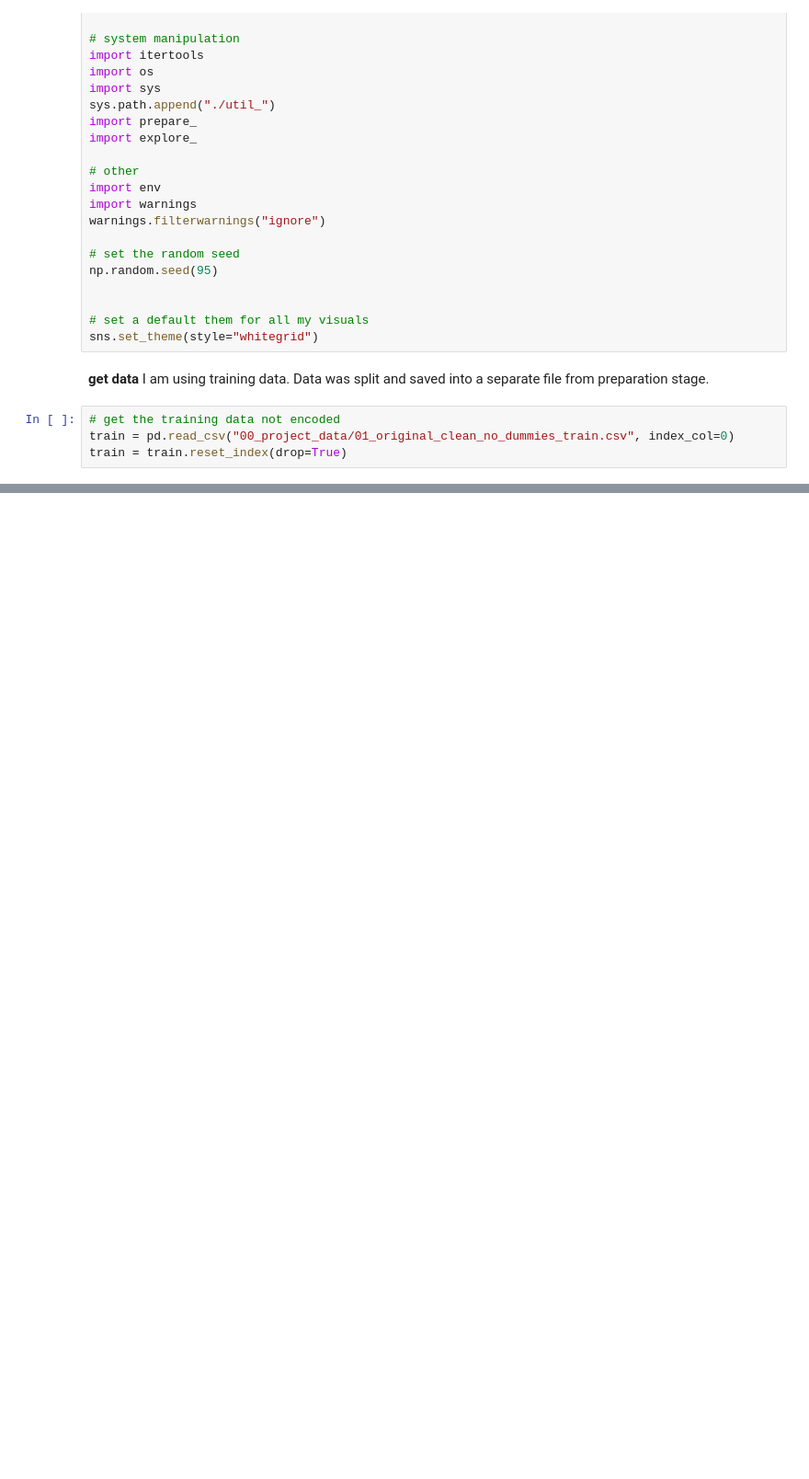
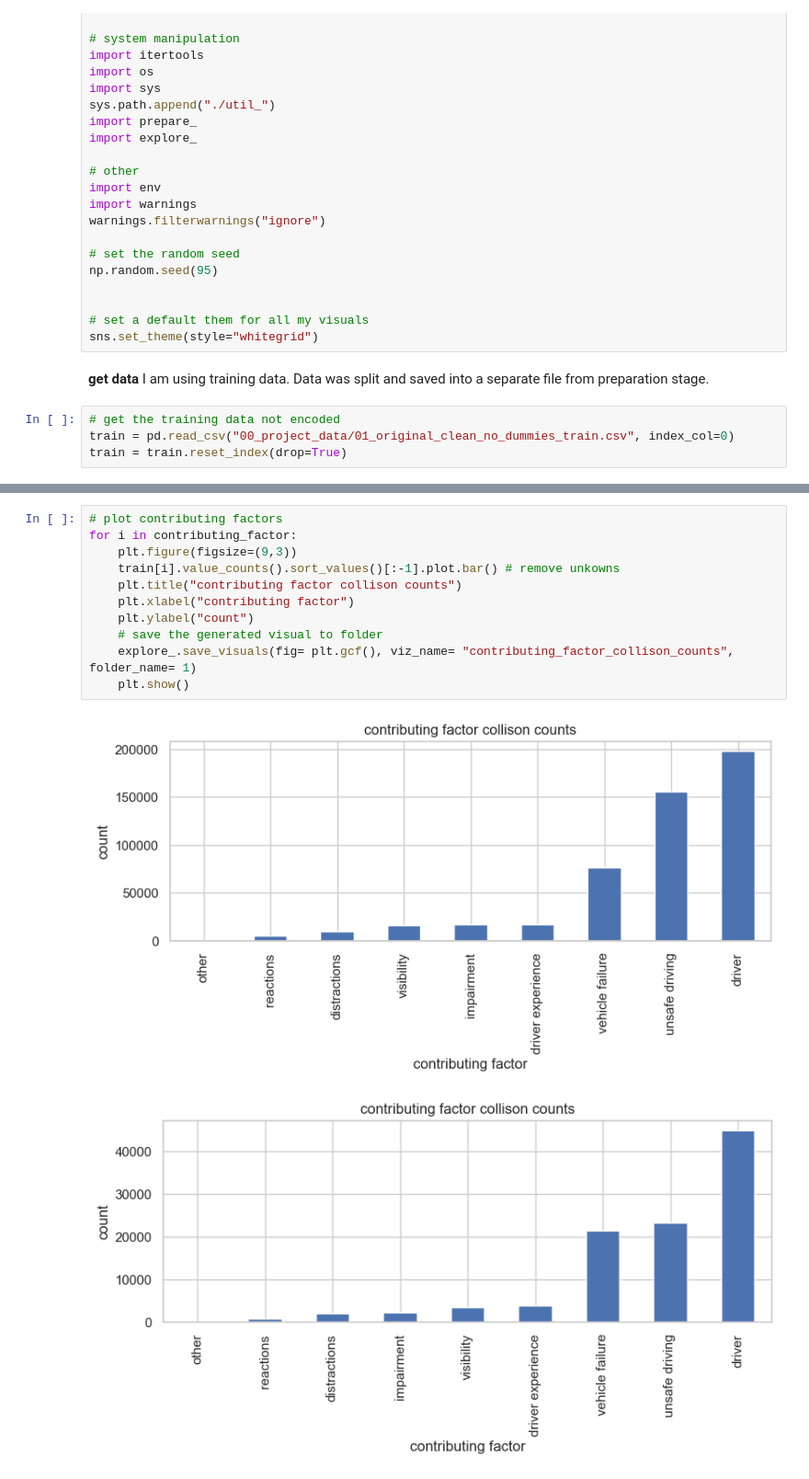
Before and after one commit to MigashaneVictoire/CNY_motor_Vehicle_collisions, a Jupyter notebook: 03_explore_work_file.ipynb, the cells around one changed output, grey strips where cells are left out. Shown at 92% size. Drawn from its saved outputs; the diff is of its cells as text; blank space fills up the shorter version.

```diff
--- a/03_explore_work_file.ipynb
+++ b/03_explore_work_file.ipynb
@@ -209,0 +145,14 @@ What are the most common categories and their frequencies for categorical variab
+# %%
+# plot contributing factors
+for i in contributing_factor:
+    plt.figure(figsize=(9,3))
+    train[i].value_counts().sort_values()[:-1].plot.bar() # remove unkowns
+    plt.title("contributing factor collison counts")
+    plt.xlabel("contributing factor")
+    plt.ylabel("count")
+    # save the generated visual to folder
+    explore_.save_visuals(fig= plt.gcf(), viz_name= "contributing_factor_collison_counts", folder_name= 1)
+    plt.show()
+# %% [output]
+[figure, added]
+[figure, added]
```
Also changed, not shown: parts of 42 cells of this notebook, 22 other files.
